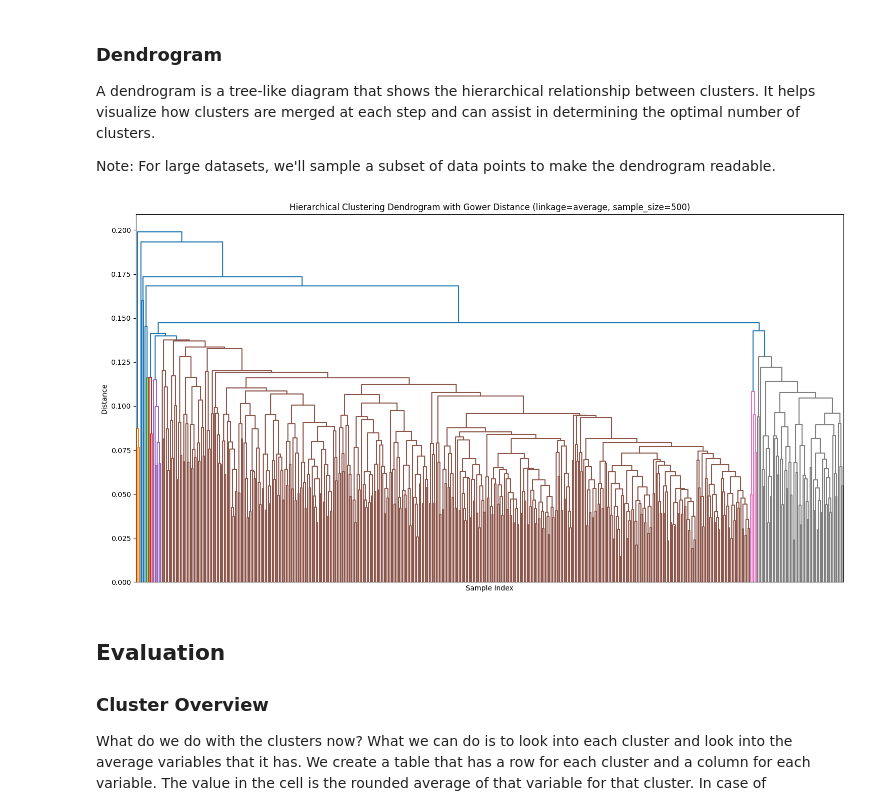
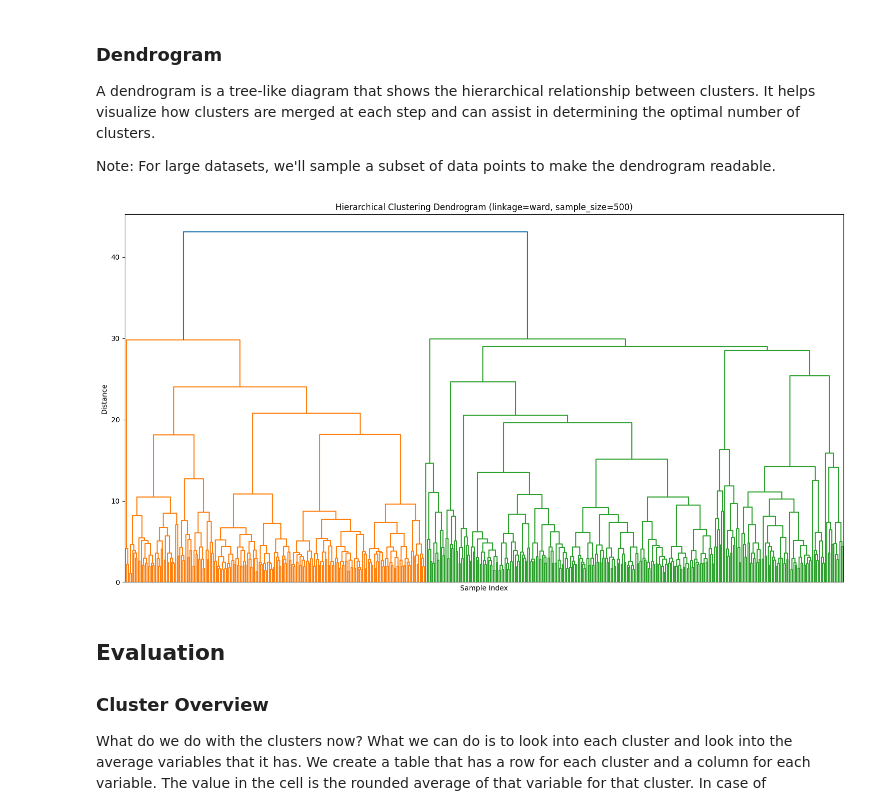
Before and after one commit to jaanisfehling/italian-rap-songs, a Jupyter notebook: clustering/hierarchical.ipynb, the cells around one changed output. Cells and saved outputs as stored; diff of their text form; code cells hidden in the pictures.

```diff
--- a/clustering/hierarchical.ipynb
+++ b/clustering/hierarchical.ipynb
@@ -217,7 +251,7 @@ The clustering is run with different numbers of clusters (k from 2 to 10). Each
 - **Variance Ratio Criterion (Calinski-Harabasz)**: Ratio of between-cluster to within-cluster variance (higher is better)
 - **Davies-Bouldin Index**: Average similarity between clusters (lower is better)
 # %%
-# Hierarchical clustering with different k values using Gower distance
+# Hierarchical clustering with different k values
 metrics = {
     'silhouette': [],
     'vrc': [],  # Variance Ratio Criterion; Calinski, Harabasz
@@ -225,25 +259,20 @@ metrics = {
 }
 results = {}
 
-# Note: When using precomputed distances, we must use linkage methods that support it
-# 'average', 'complete', and 'single' work with precomputed distances
-# 'ward' requires Euclidean distances, so we'll use 'average' instead
-linkage_method = 'average'
+# Use 'ward' linkage with Euclidean distance (default)
+linkage_method = 'ward'
 
 for k in range(2, 11):
-    # Use affinity='precomputed' and linkage='average' (or 'complete'/'single')
     hierarchical = AgglomerativeClustering(
         n_clusters=k,
-        metric='precomputed',
         linkage=linkage_method
     )
-    labels = hierarchical.fit_predict(gower_dist_matrix)
+    labels = hierarchical.fit_predict(encoded_df)
     results[k] = labels
 
-    # For metrics, we use the Gower distance matrix
-    metrics['silhouette'].append(silhouette_score(gower_dist_matrix, labels, metric='precomputed'))
-    metrics['vrc'].append(calinski_harabasz_score(df.values, labels))
-    metrics['davies_bouldin'].append(davies_bouldin_score(df.values, labels))
+    metrics['silhouette'].append(silhouette_score(encoded_df.values, labels))
+    metrics['vrc'].append(calinski_harabasz_score(encoded_df.values, labels))
+    metrics['davies_bouldin'].append(davies_bouldin_score(encoded_df.values, labels))
 
 # Plot all metrics
 fig, axes = plt.subplots(1, 3, figsize=(18, 5))
@@ -261,7 +290,7 @@ axes[2].plot(k_range, metrics['davies_bouldin'], 'mo-')
 axes[2].set_title('Davies-Bouldin Index (Lower is better)')
 axes[2].set_xlabel('k')
 
-plt.suptitle(f'Hierarchical Clustering Metrics with Gower Distance (linkage={linkage_method})', fontsize=14, y=1.02)
+plt.suptitle(f'Hierarchical Clustering Metrics (linkage={linkage_method})', fontsize=14, y=1.02)
 plt.tight_layout()
 plt.show()
 # %% [output]
@@ -273,28 +302,25 @@ A dendrogram is a tree-like diagram that shows the hierarchical relationship bet
 Note: For large datasets, we'll sample a subset of data points to make the dendrogram readable.
 # %%
 # Create dendrogram with a sample of the data for readability
-sample_size = min(500, len(df))
-sample_indices = np.random.choice(len(df), sample_size, replace=False)
+sample_size = min(500, len(encoded_df))
+sample_indices = np.random.choice(len(encoded_df), sample_size, replace=False)
 
-# Get the Gower distance submatrix for the sample
-sample_gower_dist = gower_dist_matrix[np.ix_(sample_indices, sample_indices)]
+# Get the sample data
+sample_data = encoded_df.iloc[sample_indices]
 
-# Compute linkage matrix using precomputed distances
-# Convert distance matrix to condensed form (upper triangle)
-from scipy.spatial.distance import squareform
-condensed_dist = squareform(sample_gower_dist)
-linkage_matrix = linkage(condensed_dist, method=linkage_method)
+# Compute linkage matrix
+linkage_matrix = linkage(sample_data, method=linkage_method)
 
 # Plot dendrogram
 plt.figure(figsize=(15, 8))
 dendrogram(linkage_matrix, no_labels=True)
-plt.title(f'Hierarchical Clustering Dendrogram with Gower Distance (linkage={linkage_method}, sample_size={sample_size})')
+plt.title(f'Hierarchical Clustering Dendrogram (linkage={linkage_method}, sample_size={sample_size})')
 plt.xlabel('Sample Index')
 plt.ylabel('Distance')
 plt.tight_layout()
 plt.show()
 # %% [output]
-[figure, old version]
+[figure, new version]
 # %% [markdown]
 ## Evaluation
 ### Cluster Overview
```
Also changed, not shown: parts of 10 cells of this notebook, 2 other files.
